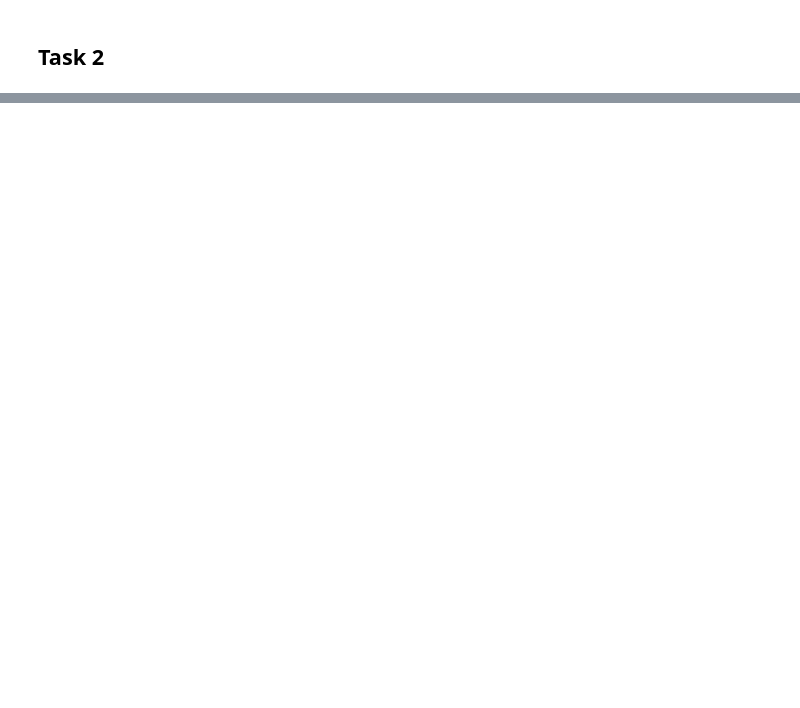
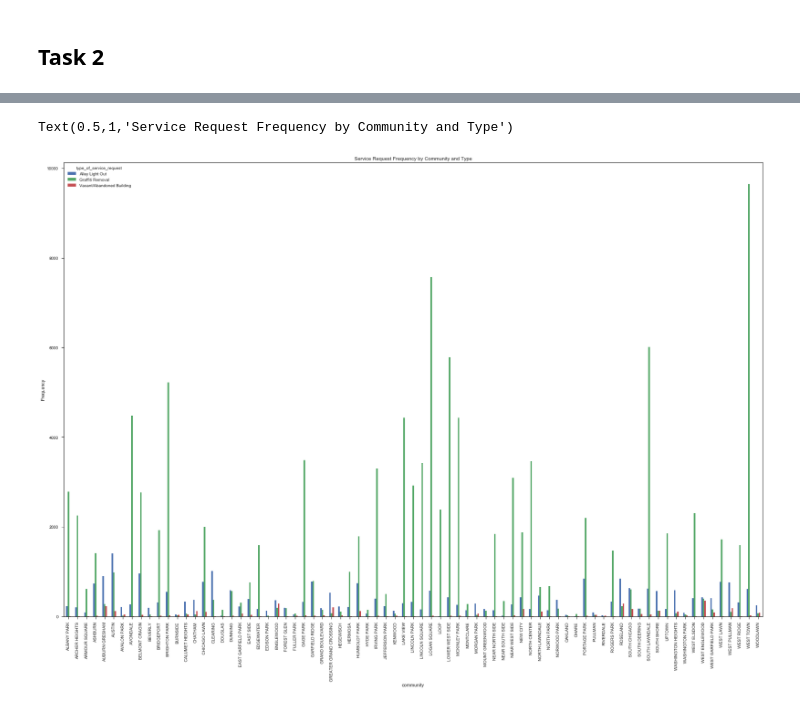
Before and after one commit to cherdeman/ML_for_Public_Policy, a Jupyter notebook: Assignment1/Herdeman - Assignment 1.ipynb, the cells around one changed output, grey strips where cells are left out. Cells and saved outputs as stored; diff of their text form; code cells hidden in the pictures; blank space fills up the shorter version.

```diff
--- a/Assignment1/Herdeman - Assignment 1.ipynb
+++ b/Assignment1/Herdeman - Assignment 1.ipynb
@@ -177,0 +31,9 @@ for item in location_plt.get_xticklabels():
+# %%
+by_community = data_collection_311.summary_statistics(full_df, 'type_of_service_request', 'community')
+by_community
+by_community.plot(figsize=(30,20), kind='bar')
+plt.ylabel('Frequency')
+plt.title('Service Request Frequency by Community and Type')
+# %% [output]
+Text(0.5,1,'Service Request Frequency by Community and Type')
+[figure, added]
```
Also changed, not shown: parts of 22 cells of this notebook, 1 other file.
